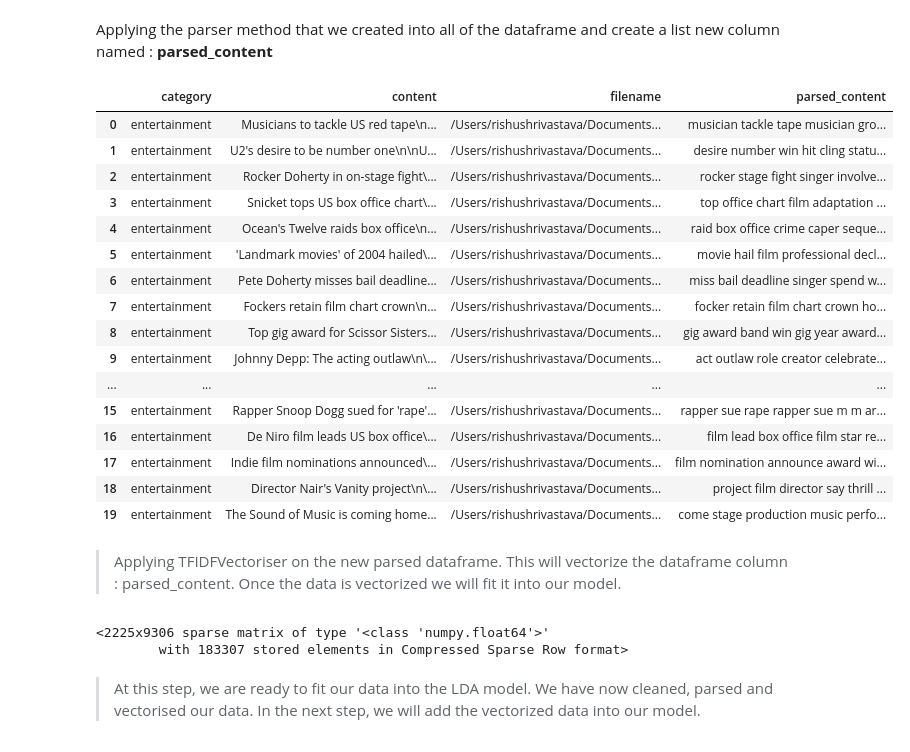
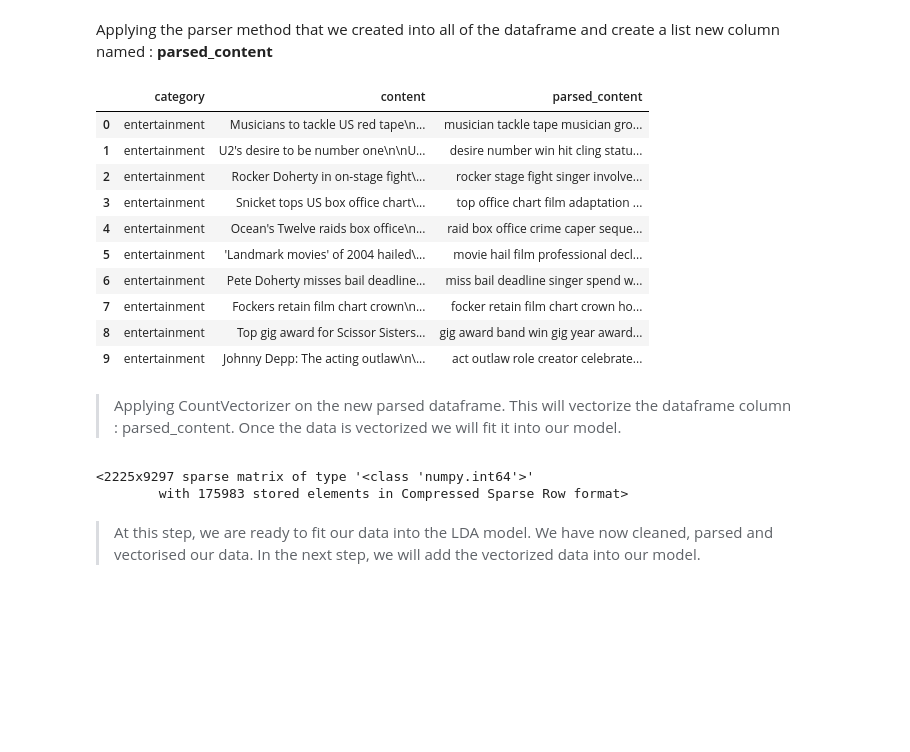
Before and after one commit to rishuatgithub/MLPy, a Jupyter notebook: Topic_Modelling_LDA_using_ScikitLearn+Spacy.ipynb, the cells around one changed output. Cells and saved outputs as stored; diff of their text form; code cells hidden in the pictures; blank space fills up the shorter version.

Commit message:
Using count vec

```diff
--- a/Topic_Modelling_LDA_using_ScikitLearn+Spacy.ipynb
+++ b/Topic_Modelling_LDA_using_ScikitLearn+Spacy.ipynb
@@ -128,6 +128,8 @@ Musicians to tackle US GPE red tapeMusicians' groups are to tackle US GPE visa r
 > With the above display, we can notice the varied entities across the dataset.We would like to remove most of the entites out like **PERSON, ORG, CARDINAL, GPE, LOC** and **others**. This will help us in narrowing down the topic words.
 # %%
 ## Lets try to reduce down the data set into selected POS.
+
+additional_stop_words = ['say','go','come','get','see','use','take','want','tell','need']
 
 def parse_filter_document(doc):
   '''
@@ -140,11 +142,11 @@ def parse_filter_document(doc):
   for token in doc:
     if token.is_stop == False | token.is_punct == False | token.is_space == False:
       if token.pos_ in ['NOUN','VERB']:
-        filtered_doc.append(token.lemma_)
+        if token.lemma_ not in additional_stop_words:
+          filtered_doc.append(token.lemma_)
 
   return ' '.join(filtered_doc)
 
-
 print(parse_filter_document(doc_one))
 # %% [output]
 musician tackle tape musician group tackle visa regulation blame hinder act chance succeed singer hope perform expect pay Â£680 obtain visa group include call end deal face performer act face expense  ...
@@ -155,27 +157,21 @@ Applying the parser method that we created into all of the dataframe and create
 # %%
 df = data.copy()
 
 df['parsed_content'] = data['content'].apply(lambda x: parse_filter_document(nlp(x)))
 
-df.head(10)
+df[['category','content','parsed_content']].head(10)
 # %% [output]
-|  | category | content | filename | parsed_content |
-| 0 | entertainment | Musicians to tackle US red tape\n... | /Users/rishushrivastava/Documents... | musician tackle tape musician gro... |
-| 1 | entertainment | U2's desire to be number one\n\nU... | /Users/rishushrivastava/Documents... | desire number win hit cling statu... |
-| 2 | entertainment | Rocker Doherty in on-stage fight\... | /Users/rishushrivastava/Documents... | rocker stage fight singer involve... |
-| 3 | entertainment | Snicket tops US box office chart\... | /Users/rishushrivastava/Documents... | top office chart film adaptation ... |
-| 4 | entertainment | Ocean's Twelve raids box office\n... | /Users/rishushrivastava/Documents... | raid box office crime caper seque... |
-| 5 | entertainment | 'Landmark movies' of 2004 hailed\... | /Users/rishushrivastava/Documents... | movie hail film professional decl... |
-| 6 | entertainment | Pete Doherty misses bail deadline... | /Users/rishushrivastava/Documents... | miss bail deadline singer spend w... |
-| 7 | entertainment | Fockers retain film chart crown\n... | /Users/rishushrivastava/Documents... | focker retain film chart crown ho... |
-| 8 | entertainment | Top gig award for Scissor Sisters... | /Users/rishushrivastava/Documents... | gig award band win gig year award... |
-| 9 | entertainment | Johnny Depp: The acting outlaw\n\... | /Users/rishushrivastava/Documents... | act outlaw role creator celebrate... |
-| ... | ... | ... | ... | ... |
-| 15 | entertainment | Rapper Snoop Dogg sued for 'rape'... | /Users/rishushrivastava/Documents... | rapper sue rape rapper sue m m ar... |
-| 16 | entertainment | De Niro film leads US box office\... | /Users/rishushrivastava/Documents... | film lead box office film star re... |
-| 17 | entertainment | Indie film nominations announced\... | /Users/rishushrivastava/Documents... | film nomination announce award wi... |
-| 18 | entertainment | Director Nair's Vanity project\n\... | /Users/rishushrivastava/Documents... | project film director say thrill ... |
-| 19 | entertainment | The Sound of Music is coming home... | /Users/rishushrivastava/Documents... | come stage production music perfo... |
+|  | category | content | parsed_content |
+| 0 | entertainment | Musicians to tackle US red tape\n... | musician tackle tape musician gro... |
+| 1 | entertainment | U2's desire to be number one\n\nU... | desire number win hit cling statu... |
+| 2 | entertainment | Rocker Doherty in on-stage fight\... | rocker stage fight singer involve... |
+| 3 | entertainment | Snicket tops US box office chart\... | top office chart film adaptation ... |
+| 4 | entertainment | Ocean's Twelve raids box office\n... | raid box office crime caper seque... |
+| 5 | entertainment | 'Landmark movies' of 2004 hailed\... | movie hail film professional decl... |
+| 6 | entertainment | Pete Doherty misses bail deadline... | miss bail deadline singer spend w... |
+| 7 | entertainment | Fockers retain film chart crown\n... | focker retain film chart crown ho... |
+| 8 | entertainment | Top gig award for Scissor Sisters... | gig award band win gig year award... |
+| 9 | entertainment | Johnny Depp: The acting outlaw\n\... | act outlaw role creator celebrate... |
 # %% [markdown]
-> Applying TFIDFVectoriser on the new parsed dataframe. This will vectorize the dataframe column : parsed_content. Once the data is vectorized we will fit it into our model.
+> Applying CountVectorizer on the new parsed dataframe. This will vectorize the dataframe column : parsed_content. Once the data is vectorized we will fit it into our model.
 # %%
@@ -185,8 +181,8 @@ df_tfidf = tfidf_vec.fit_transform(df['parsed_content'])
 # %%
-df_tfidf            # a sparse matrix is generated.
+df_cnt_vec            # a sparse matrix is generated.
 # %% [output]
-<2225x9306 sparse matrix of type '<class 'numpy.float64'>'
-        with 183307 stored elements in Compressed Sparse Row format>
+<2225x9297 sparse matrix of type '<class 'numpy.int64'>'
+        with 175983 stored elements in Compressed Sparse Row format>
 # %% [markdown]
 > At this step, we are ready to fit our data into the LDA model. We have now cleaned, parsed and vectorised our data. In the next step, we will add the vectorized data into our model.
 # %% [markdown]
```
Also changed, not shown: parts of 11 cells of this notebook.
